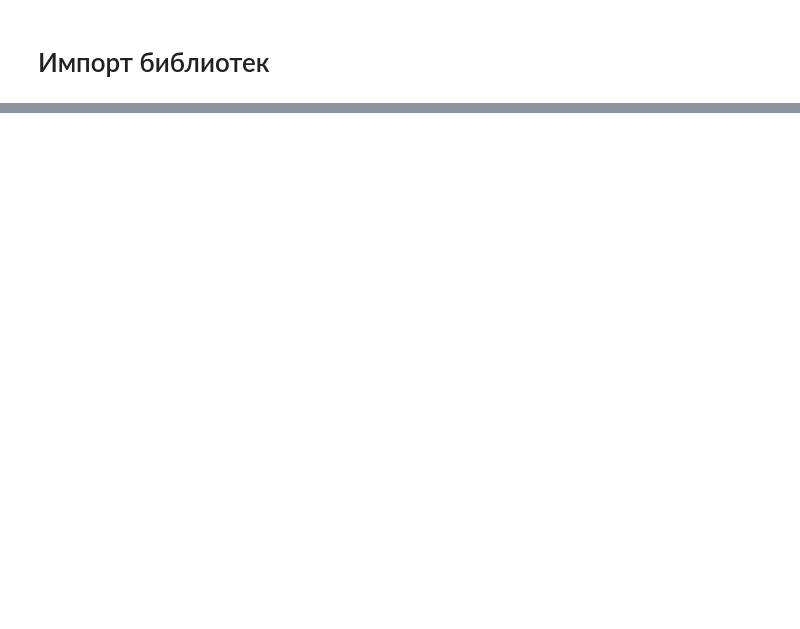
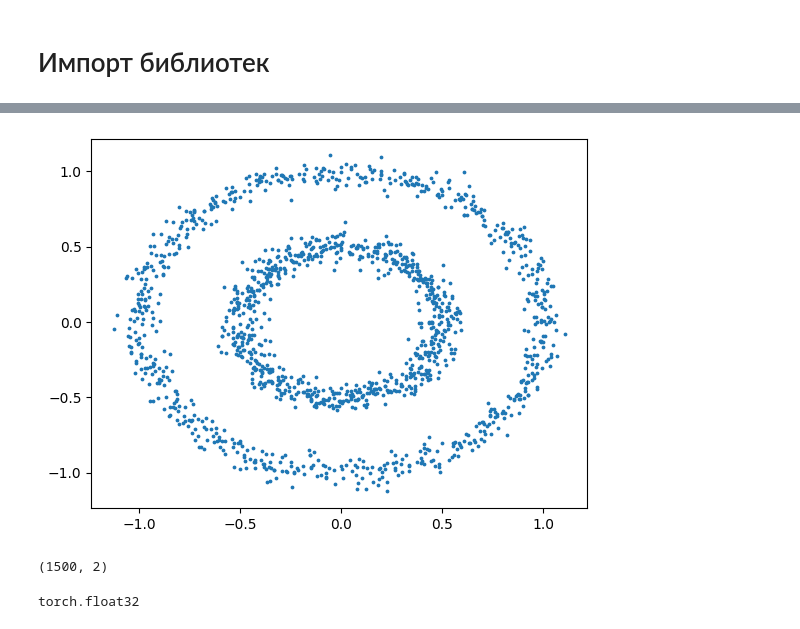
Before and after one commit to gregkseno/masters-thesis, a Jupyter notebook: code/main.ipynb, the cells around one changed output, grey strips where cells are left out. Cells and saved outputs as stored; diff of their text form; code cells hidden in the pictures; blank space fills up the shorter version.

```diff
--- a/code/main.ipynb
+++ b/code/main.ipynb
@@ -79,0 +43,17 @@ plt.show()
+# %%
+circles = make_circles(N_SAMPLES, noise=0.05, factor=0.5)[0]
+plt.scatter(circles[:, 0], circles[:, 1], s=3)
+plt.show()
+circles.shape
+# %% [output]
+[figure, added]
+(1500, 2)
+# %%
+normal = MultivariateNormal(torch.zeros(2).to('cuda'), torch.eye(2).to('cuda'))
+norm_samples = normal.sample([N_SAMPLES])
+# plt.scatter(norm_samples[:, 0], norm_samples[:, 1], s=3)
+# plt.show()
+
+norm_samples.dtype
+# %% [output]
+torch.float32
```
Also changed, not shown: parts of 44 cells of this notebook.
